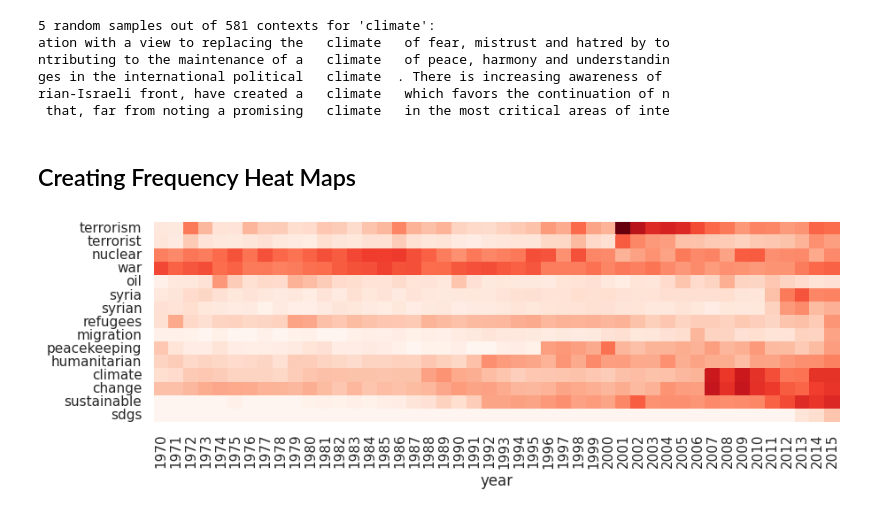
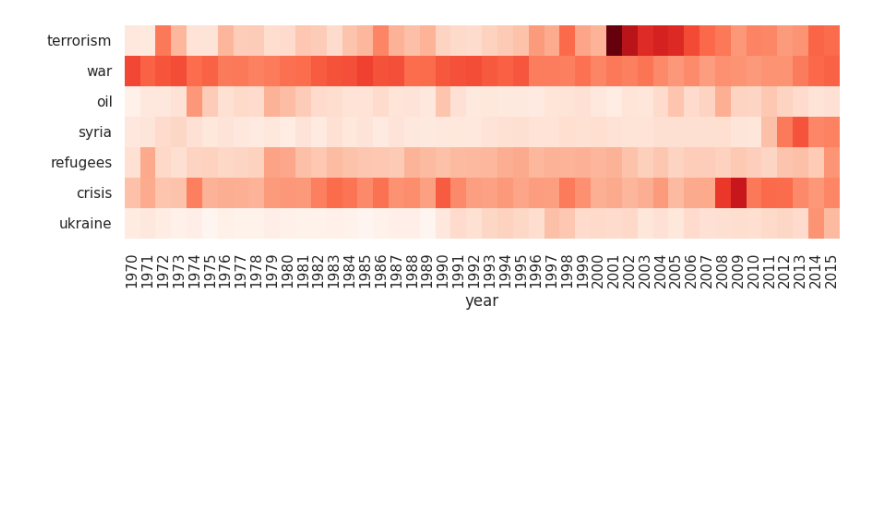
Before and after one commit to julianencisoizquierdo/NLP_Python_UN_speeches, a Jupyter notebook: NLP_Deriving_Insigths_from_the_UN.ipynb, the cells around one changed output. Cells and saved outputs as stored; diff of their text form; code cells hidden in the pictures; blank space fills up the shorter version.

```diff
--- a/NLP_Deriving_Insigths_from_the_UN.ipynb
+++ b/NLP_Deriving_Insigths_from_the_UN.ipynb
@@ -629,3 +248,0 @@ new Sustainable Development Goals (  SDGs  ) aspire to that same vision. The A
-# %%
-tokens = ["Sustainable", "Development", "Goals"]
-print(*[tokens[i:] for i in range(2)])
@@ -648,13 +253,0 @@ the visible|visible manifestation|manifestation of|of the|the global|global clim
-# %%
-def ngrams(tokens, n=2, sep=' ', stopwords=set()):
-
-  ''' What does this function accomplish ? '''
-
-  return [sep.join(ngram) for ngram in zip(*[tokens[i:] for i in range(n)])
-            if len([t for t in ngram if t in stopwords])==0]
-
-text = "the visible manifestation of the global climate change"
-tokens = tokenize(text)
-
-print("Bigrams:", "|".join(ngrams(tokens, 2, stopwords=stopwords)))
-print("Trigrams:", "|".join(ngrams(tokens, 3, stopwords=stopwords)))
@@ -734,13 +288 @@ count_keywords(tokens, keywords)
-# %%
-def count_keywords_by(df, by, keywords, column='tokens'):
-
-  ''' What does this function accomplish ?'''
-
-
-  df = df.reset_index(drop=True) # if the supplied dataframe has gaps in the index
-  freq_matrix = df[column].progress_apply(count_keywords, keywords=keywords)
-  freq_df = pd.DataFrame.from_records(freq_matrix, columns=keywords)
-  freq_df[by] = df[by] # copy the grouping column(s)
-
-  return freq_df.groupby(by=by).sum().sort_values(by)
 # %%
@@ -777,32 +296,17 @@ freq_df.plot(kind='line', figsize=(8, 3));
-# %%
-random.seed(23) ###
-# analyzing mentions of 'climate' before 1980
-kwic(df.query('year < 1980')['text'], 'climate', window=35, print_samples=5)
-# %% [output]
-5 random samples out of 581 contexts for 'climate':
-ation with a view to replacing the   climate   of fear, mistrust and hatred by to
-ntributing to the maintenance of a   climate   of peace, harmony and understandin
-ges in the international political   climate  . There is increasing awareness of
-rian-Israeli front, have created a   climate   which favors the continuation of n
- that, far from noting a promising   climate   in the most critical areas of inte
-# %% [markdown]
-## Creating Frequency Heat Maps
 # %%
-keywords = ['terrorism', 'terrorist', 'nuclear', 'war', 'oil',
-            'syria', 'syrian', 'refugees', 'migration', 'peacekeeping',
-            'humanitarian', 'climate', 'change', 'sustainable', 'sdgs']
+keywords = ['terrorism', 'war', 'oil',
+            'syria', 'refugees', 'crisis', 'ukraine']
 
 freq_df = count_keywords_by(df, by='year', keywords=keywords)
 
-# compute relative frequencies based on total number of tokens per year
 freq_df = freq_df.div(df.groupby('year')['num_tokens'].sum(), axis=0)
-# apply square root as sublinear filter for better contrast
+
 freq_df = freq_df.apply(np.sqrt)
 
-plt.figure(figsize=(10, 3)) ###
-sns.set(font_scale=1) ###
+plt.figure(figsize=(10, 3))
+sns.set(font_scale=1)
 sns.heatmap(data=freq_df.T,
             xticklabels=True, yticklabels=True, cbar=False, cmap="Reds")
-sns.set(font_scale=1) ###
+sns.set(font_scale=1)
 # %% [output]
-[figure, old version]
+[figure, new version]
```
Also changed, not shown: parts of 100 cells of this notebook.
